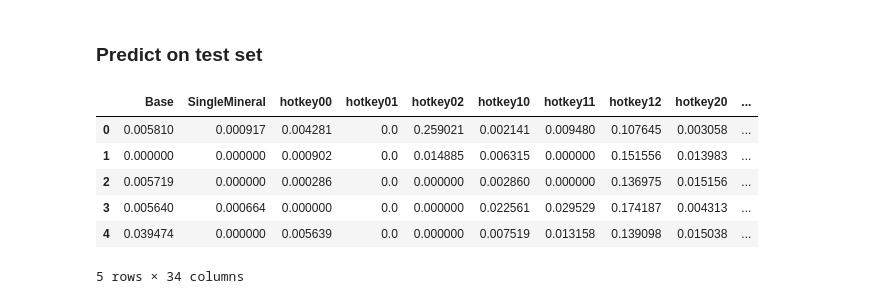
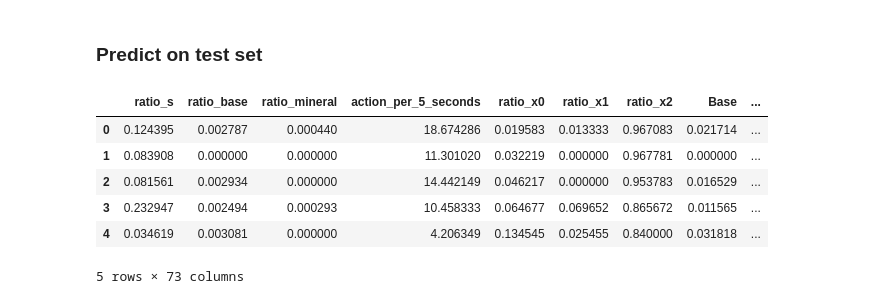
Before and after one commit to sofialtman/OT02---Data-Mining, a Jupyter notebook: model.ipynb, the cells around one changed output. Drawn from its saved outputs; the diff is of its cells as text; code cells hidden in the pictures.

```diff
--- a/model.ipynb
+++ b/model.ipynb
@@ -180,16 +191,16 @@ plt.gca().invert_yaxis()  # Flip to show most important features on top
 ### Predict on test set
 # %%
 #load the calculated features on the test set
-features_test = pd.read_csv('data/output/combined2.csv')
+features_test = pd.read_csv('data/features_test.csv')
 features_test.head(5)
 # %% [output]
-|  | Base | SingleMineral | hotkey00 | hotkey01 | hotkey02 | hotkey10 | hotkey11 | hotkey12 | hotkey20 | ... |
-| 0 | 0.005810 | 0.000917 | 0.004281 | 0.0 | 0.259021 | 0.002141 | 0.009480 | 0.107645 | 0.003058 | ... |
-| 1 | 0.000000 | 0.000000 | 0.000902 | 0.0 | 0.014885 | 0.006315 | 0.000000 | 0.151556 | 0.013983 | ... |
-| 2 | 0.005719 | 0.000000 | 0.000286 | 0.0 | 0.000000 | 0.002860 | 0.000000 | 0.136975 | 0.015156 | ... |
-| 3 | 0.005640 | 0.000664 | 0.000000 | 0.0 | 0.000000 | 0.022561 | 0.029529 | 0.174187 | 0.004313 | ... |
-| 4 | 0.039474 | 0.000000 | 0.005639 | 0.0 | 0.000000 | 0.007519 | 0.013158 | 0.139098 | 0.015038 | ... |
+|  | ratio_s | ratio_base | ratio_mineral | action_per_5_seconds | ratio_x0 | ratio_x1 | ratio_x2 | Base | ... |
+| 0 | 0.124395 | 0.002787 | 0.000440 | 18.674286 | 0.019583 | 0.013333 | 0.967083 | 0.021714 | ... |
+| 1 | 0.083908 | 0.000000 | 0.000000 | 11.301020 | 0.032219 | 0.000000 | 0.967781 | 0.000000 | ... |
+| 2 | 0.081561 | 0.002934 | 0.000000 | 14.442149 | 0.046217 | 0.000000 | 0.953783 | 0.016529 | ... |
+| 3 | 0.232947 | 0.002494 | 0.000293 | 10.458333 | 0.064677 | 0.069652 | 0.865672 | 0.011565 | ... |
+| 4 | 0.034619 | 0.003081 | 0.000000 | 4.206349 | 0.134545 | 0.025455 | 0.840000 | 0.031818 | ... |
-5 rows × 34 columns
+5 rows × 73 columns
 # %%
 # Compare column names
 train_columns = set(X_train.columns)  # Columns from the training data
```
Also changed, not shown: parts of 16 cells of this notebook, 2 other files.
